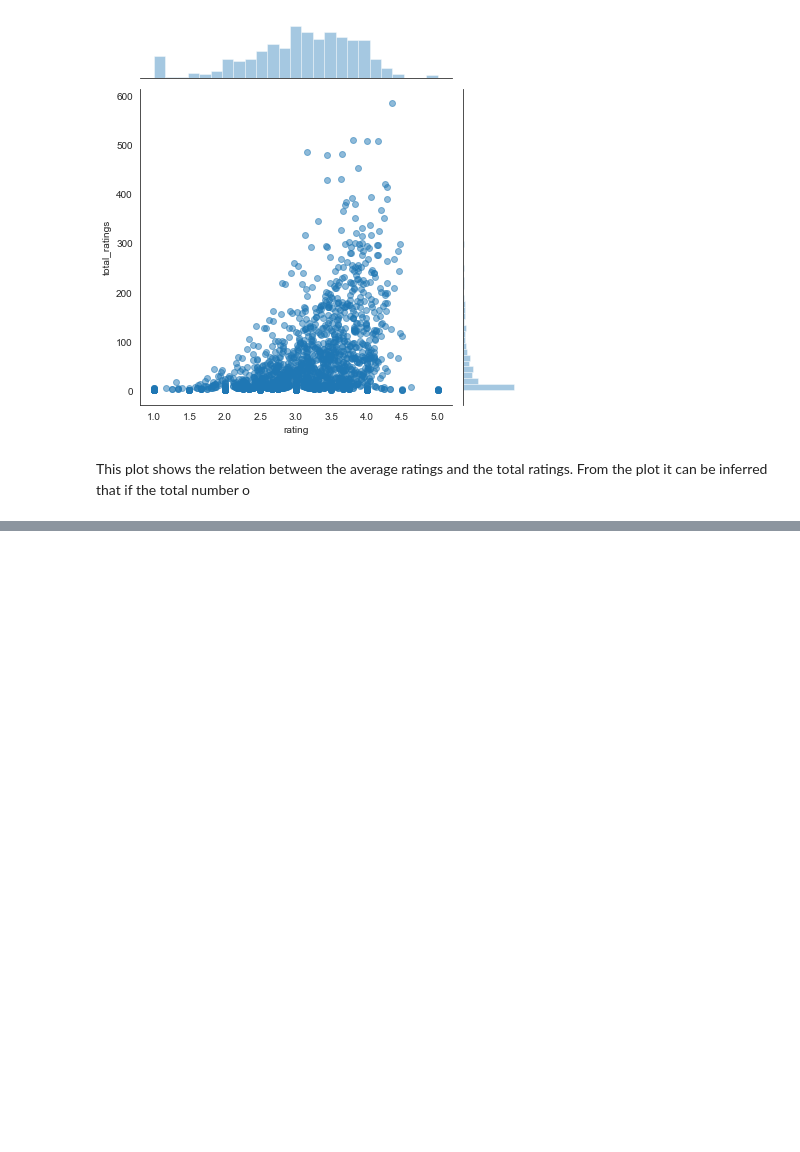
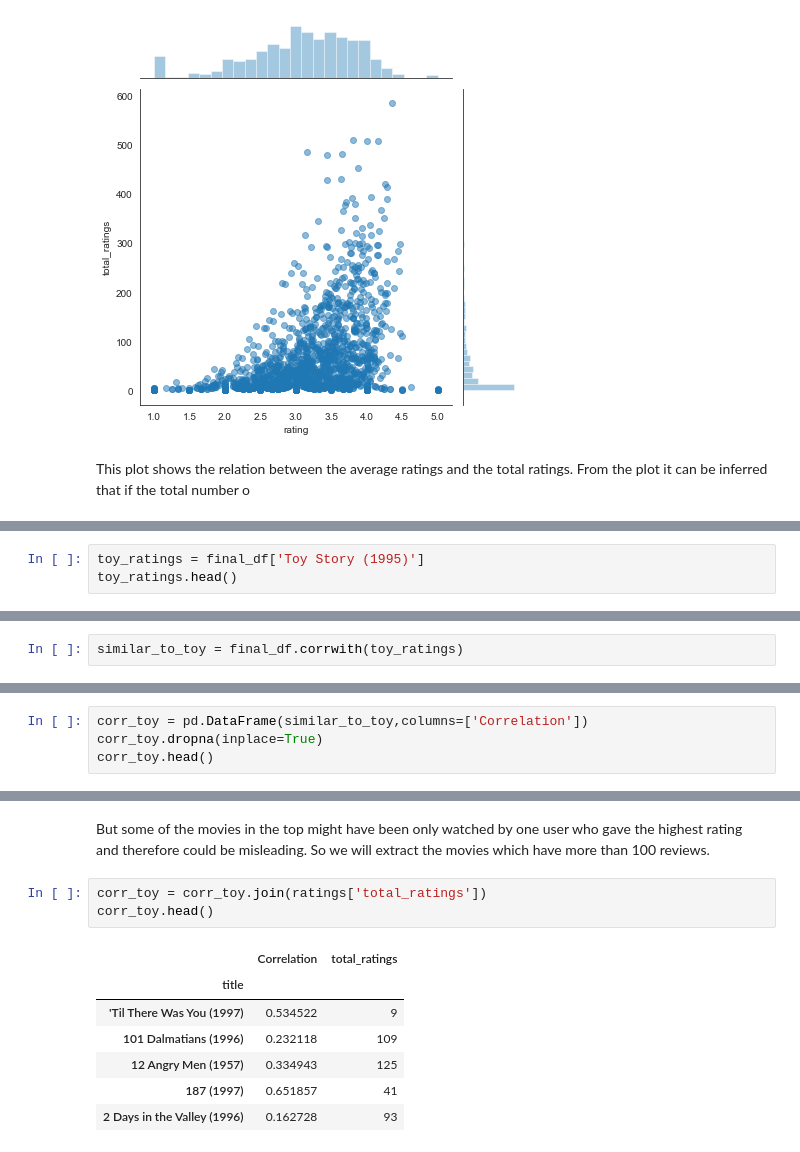
Before and after one commit to jayashree8/Python_recommender_systems, a Jupyter notebook: Item similarity recommendation.ipynb, the cells around one changed output, grey strips where cells are left out. Drawn from its saved outputs; the diff is of its cells as text; blank space fills up the shorter version.

```diff
--- a/Item similarity recommendation.ipynb
+++ b/Item similarity recommendation.ipynb
@@ -102,0 +121,3 @@ This plot shows the relation between the average ratings and the total ratings.
+# %%
+toy_ratings = final_df['Toy Story (1995)']
+toy_ratings.head()
@@ -102,0 +134,2 @@ This plot shows the relation between the average ratings and the total ratings.
+# %%
+similar_to_toy = final_df.corrwith(toy_ratings)
@@ -102,0 +138,4 @@ This plot shows the relation between the average ratings and the total ratings.
+# %%
+corr_toy = pd.DataFrame(similar_to_toy,columns=['Correlation'])
+corr_toy.dropna(inplace=True)
+corr_toy.head()
@@ -102,0 +162,13 @@ This plot shows the relation between the average ratings and the total ratings.
+# %% [markdown]
+But some of the movies in the top might have been only watched by one user who gave the highest rating and therefore could be misleading. So we will extract the movies which have more than 100 reviews.
+# %%
+corr_toy = corr_toy.join(ratings['total_ratings'])
+corr_toy.head()
+# %% [output]
+|  | Correlation | total_ratings |
+| title |  |  |
+| 'Til There Was You (1997) | 0.534522 | 9 |
+| 101 Dalmatians (1996) | 0.232118 | 109 |
+| 12 Angry Men (1957) | 0.334943 | 125 |
+| 187 (1997) | 0.651857 | 41 |
+| 2 Days in the Valley (1996) | 0.162728 | 93 |
```
Also changed, not shown: parts of 11 cells of this notebook.
